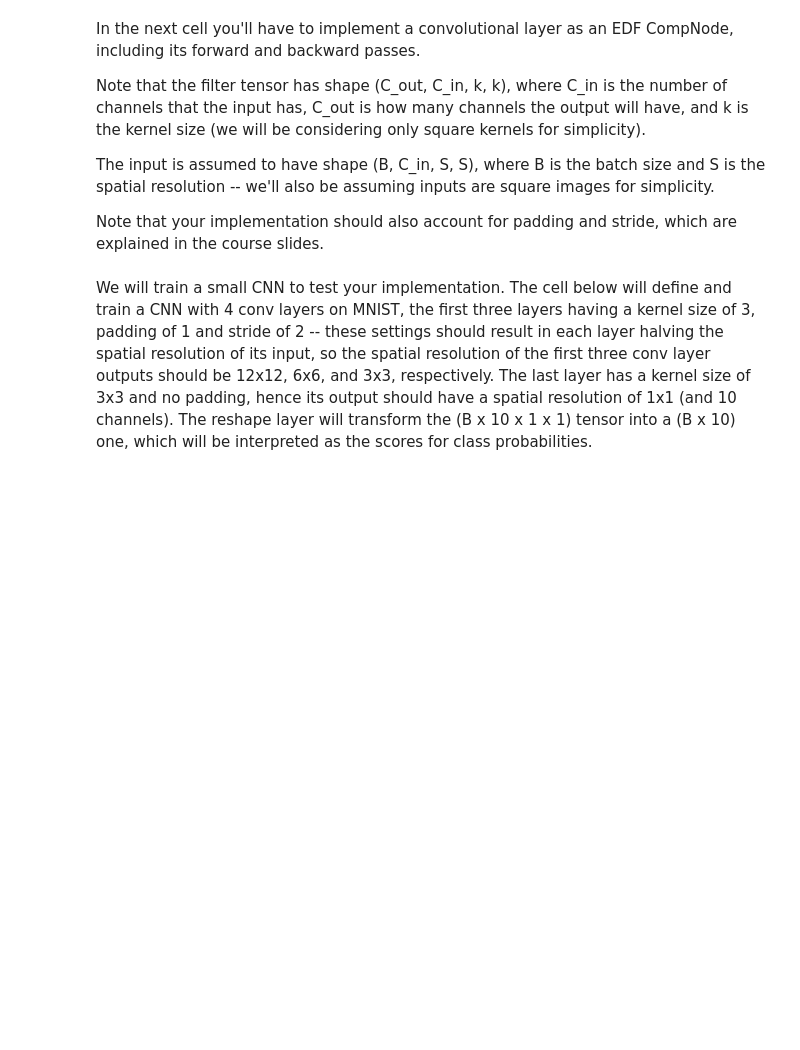
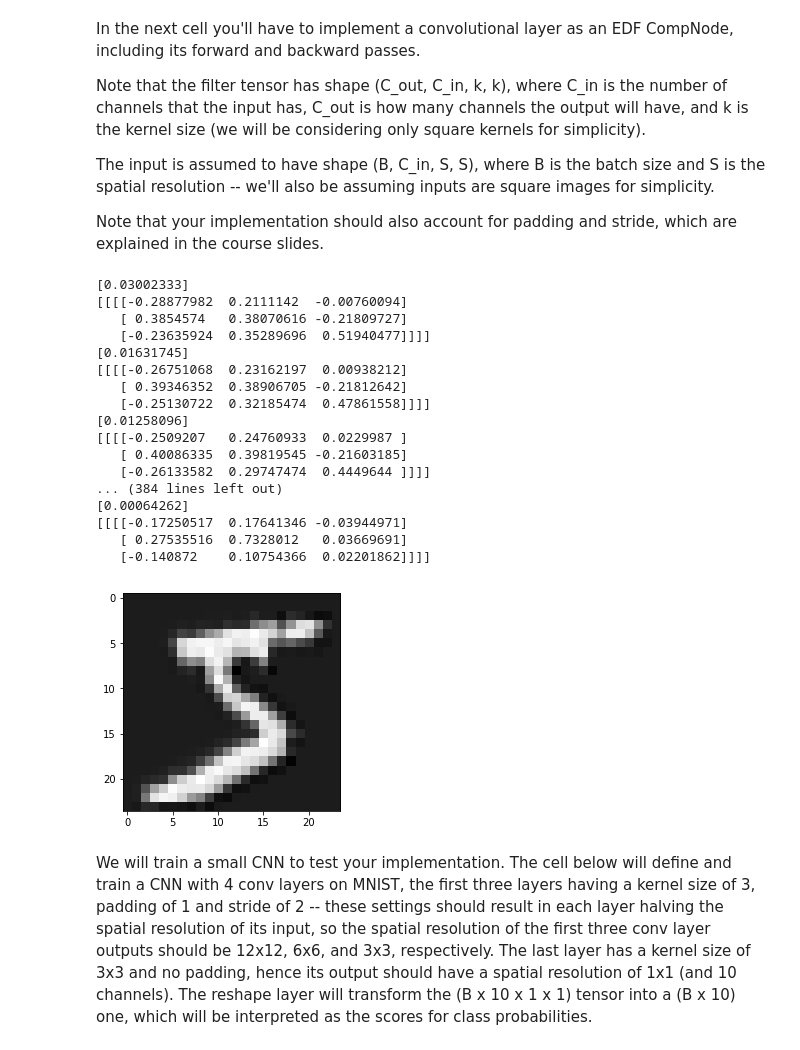
Before and after one commit to RuolinZheng08/ttic-31230-deep-learning, a Jupyter notebook: hw2/PS2.ipynb, the cells around one changed output. Cells and saved outputs as stored; diff of their text form; code cells hidden in the pictures; blank space fills up the shorter version.

```diff
--- a/hw2/PS2.ipynb
+++ b/hw2/PS2.ipynb
@@ -351,33 +351,53 @@ print(((train_images[0,0] - out.value[0,0])**2).sum())
 # %%
 # debug backward
 class L2Loss(edf.CompNode):
     def __init__(self, x, t):
         edf.CompNodes.append(self)
         self.x = x
         self.t = t
     def forward(self):
         self.value = (0.5 * (self.x.value - self.t.value)**2).mean((1,2,3))
     def backward(self):
         self.x.addgrad(self.grad * (self.x.value - self.t.value) / np.prod(self.x.value.shape[1:]))
 
 np.random.seed(1234)
 edf.clear_compgraph()
 xnode = edf.Input()
 ynode = edf.Input()
 out = Conv(xnode, 1, 1, 3, 1, 1)
+# out = Conv(out, 1, 1, 3, 1, 1)
 lossnode = L2Loss(out, ynode)
-edf.learning_rate = 1.0
+edf.learning_rate = 1
 xnode.value = train_images[:1]
 ynode.value = train_images[:1]
 
 for i in range(100):
     edf.Forward()
     edf.Backward(lossnode)
     edf.SGD()
     print(lossnode.value)
     print(out.w.value)
 plt.imshow(out.value[0,0], cmap='gray', interpolation = 'nearest')
 plt.show()
+# %% [output]
+[0.03002333]
+[[[[-0.28877982  0.2111142  -0.00760094]
+   [ 0.3854574   0.38070616 -0.21809727]
+   [-0.23635924  0.35289696  0.51940477]]]]
+[0.01631745]
+[[[[-0.26751068  0.23162197  0.00938212]
+   [ 0.39346352  0.38906705 -0.21812642]
+   [-0.25130722  0.32185474  0.47861558]]]]
+[0.01258096]
+[[[[-0.2509207   0.24760933  0.0229987 ]
+   [ 0.40086335  0.39819545 -0.21603185]
+   [-0.26133582  0.29747474  0.4449644 ]]]]
+... (384 lines left out)
+[0.00064262]
+[[[[-0.17250517  0.17641346 -0.03944971]
+   [ 0.27535516  0.7328012   0.03669691]
+   [-0.140872    0.10754366  0.02201862]]]]
+[figure, added]
 # %% [markdown]
 We will train a small CNN to test your implementation. The cell below will define and train a CNN with 4 conv layers on MNIST, the first three layers having a kernel size of 3, padding of 1 and stride of 2 -- these settings should result in each layer halving the spatial resolution of its input, so the spatial resolution of the first three conv layer outputs should be 12x12, 6x6, and 3x3, respectively. The last layer has a kernel size of 3x3 and no padding, hence its output should have a spatial resolution of 1x1 (and 10 channels). The reshape layer will transform the (B x 10 x 1 x 1) tensor into a (B x 10) one, which will be interpreted as the scores for class probabilities.
 # %%
```
Also changed, not shown: parts of 2 cells of this notebook.
